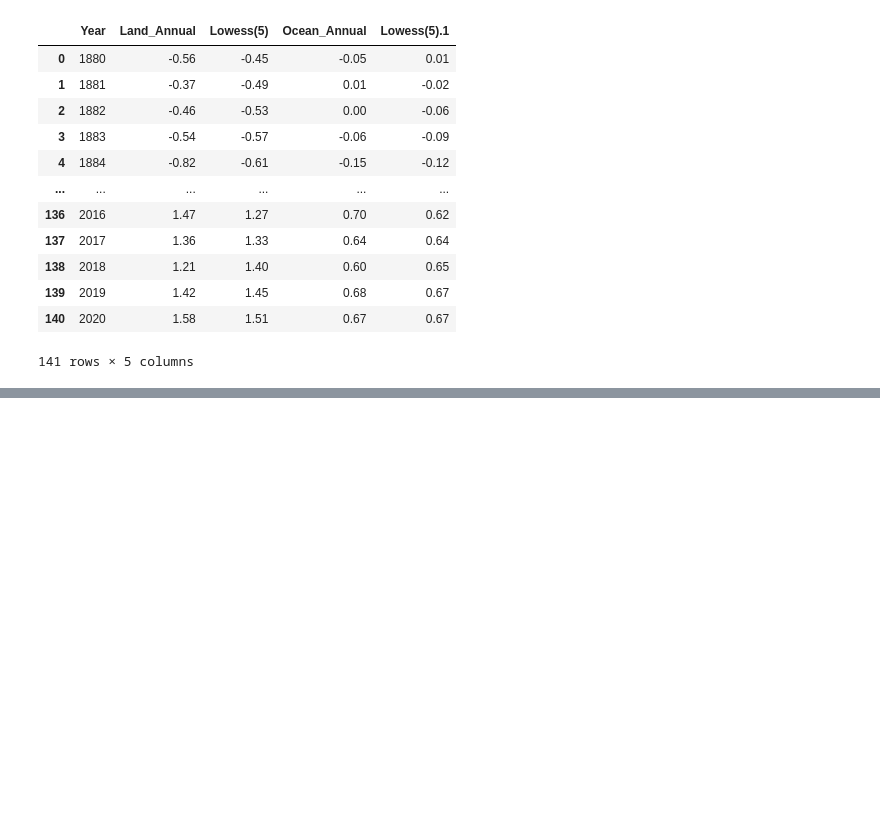
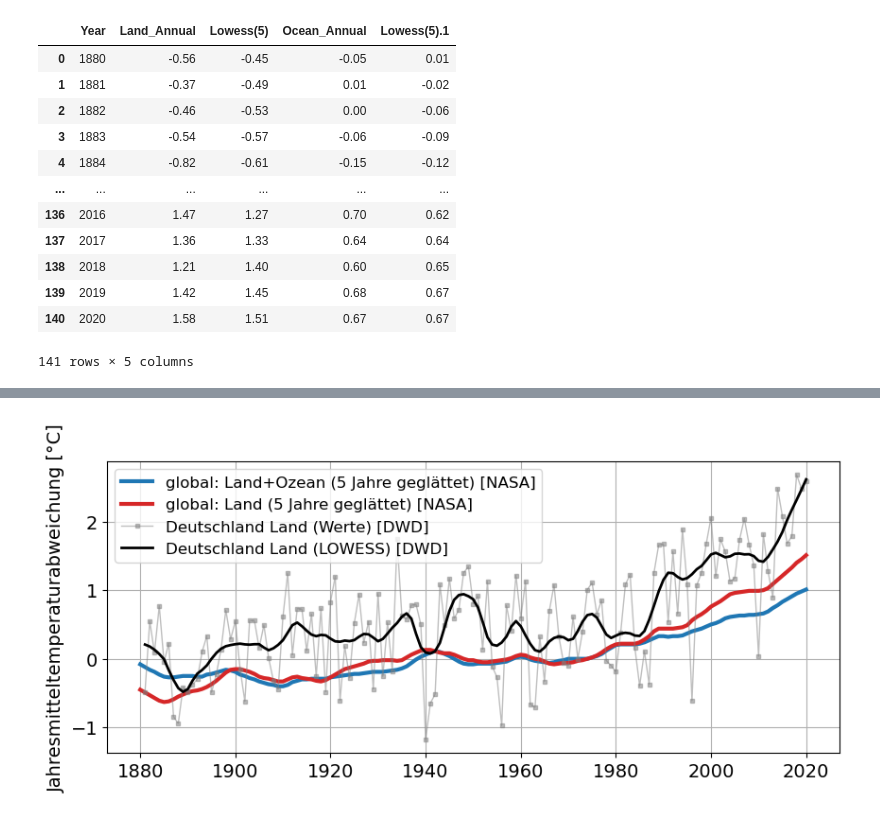
Before and after one commit to Fkaule/Daten-Visualisierung-mit-Python, a Jupyter notebook: 04-Klimawandel.ipynb, the cells around one changed output, grey strips where cells are left out. Saved outputs shown, nothing was run; the diff lists cells and outputs as text; code cells hidden in the pictures; blank space fills up the shorter version.

```diff
--- a/04-Klimawandel.ipynb
+++ b/04-Klimawandel.ipynb
@@ -244,0 +394,12 @@ Temp_NASA2 # Ausgabe
+# %%
+plt.style.use('default')
+
+plt.figure(figsize=(10,4))
+plt.rcParams['font.size'] = 14;
+#
+# Code here
+#
+plt.legend(fontsize=12);
+plt.grid();
+# %% [output]
+[figure, added]
```
Also changed, not shown: parts of 56 cells of this notebook, 1 other file.
